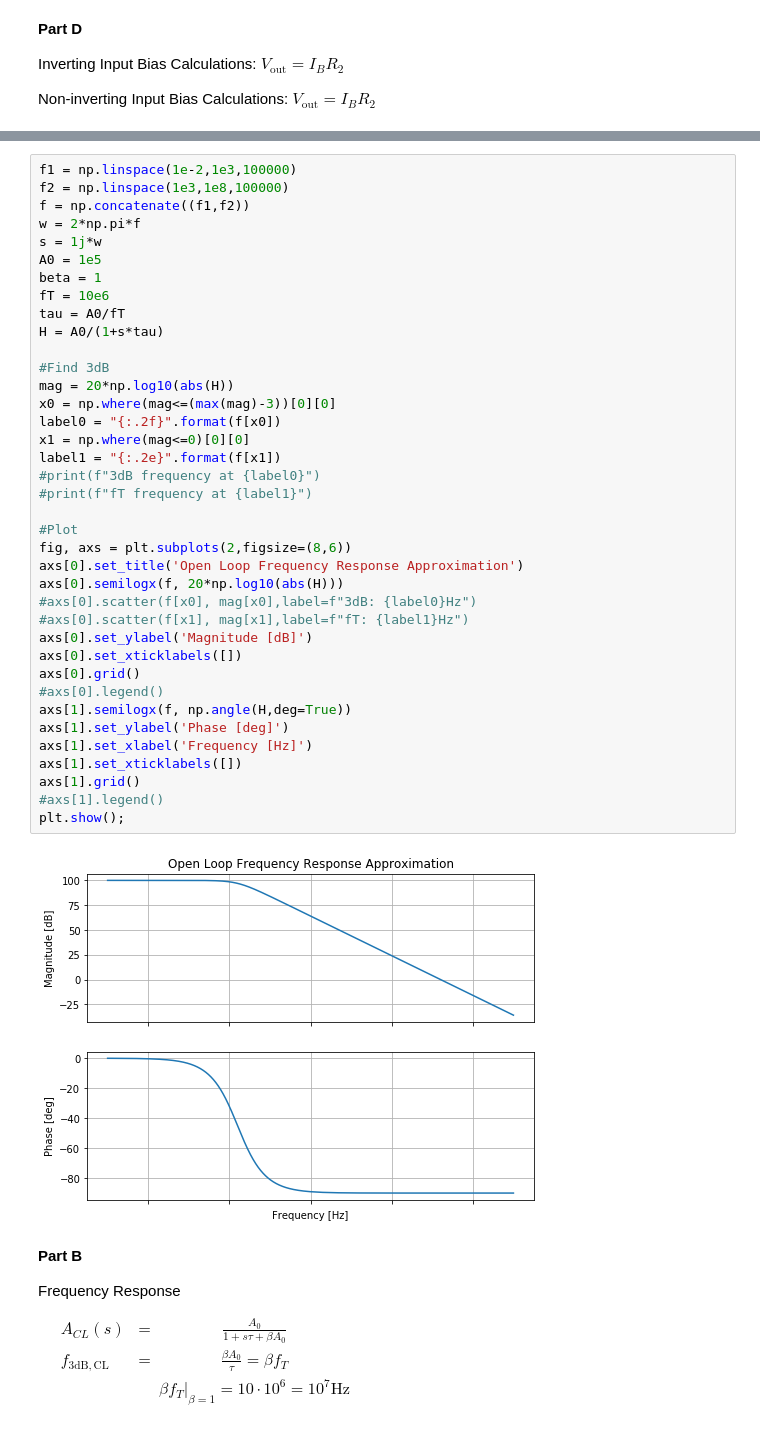
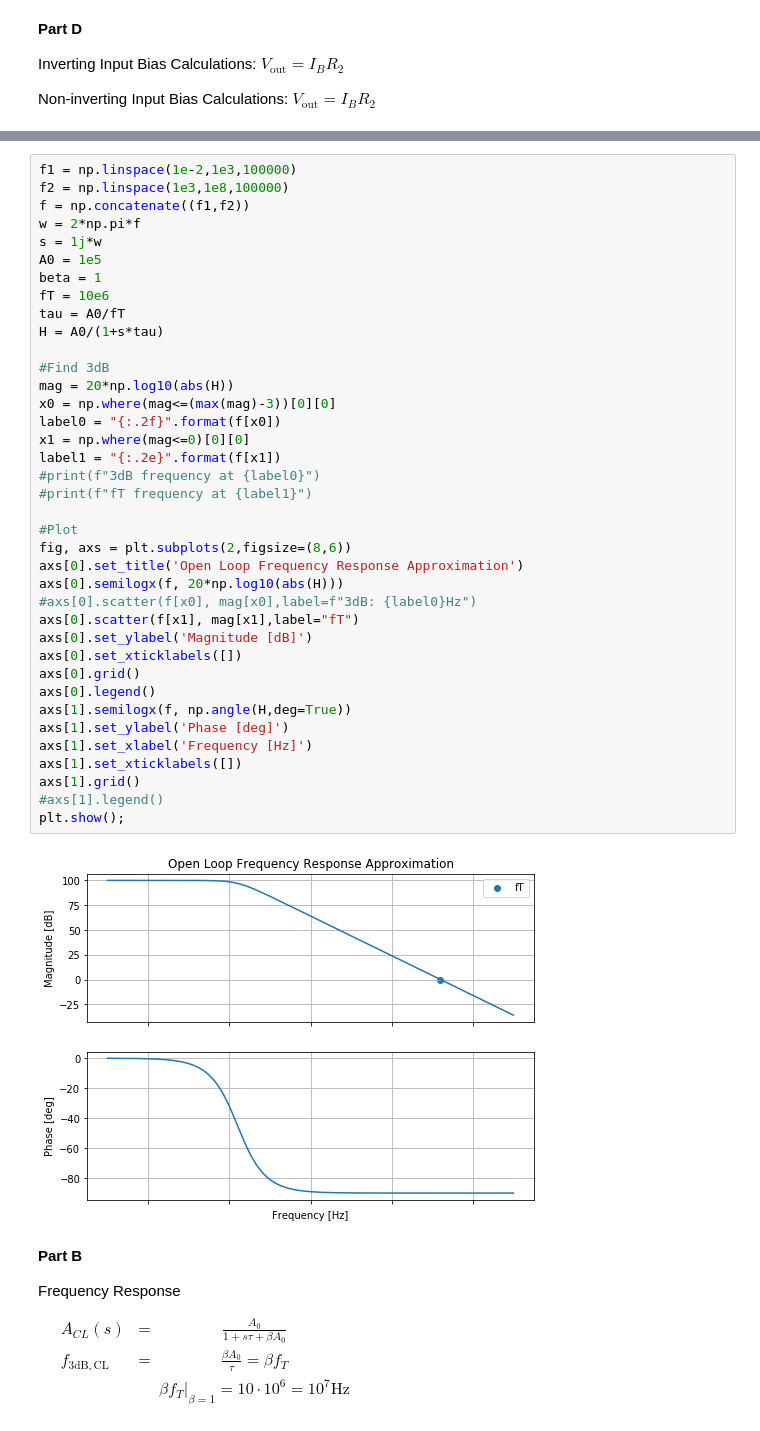
Before and after one commit to kegedy/EE538, a Jupyter notebook: hw/kevin/hw04/HW04.ipynb, the cells around one changed output, grey strips where cells are left out. Drawn from its saved outputs; the diff is of its cells as text.

```diff
--- a/hw/kevin/hw04/HW04.ipynb
+++ b/hw/kevin/hw04/HW04.ipynb
@@ -283,36 +293,36 @@ A0 = 1e5
 beta = 1
 fT = 10e6
 tau = A0/fT
 H = A0/(1+s*tau)
 
 #Find 3dB
 mag = 20*np.log10(abs(H))
 x0 = np.where(mag<=(max(mag)-3))[0][0]
 label0 = "{:.2f}".format(f[x0])
 x1 = np.where(mag<=0)[0][0]
 label1 = "{:.2e}".format(f[x1])
 #print(f"3dB frequency at {label0}")
 #print(f"fT frequency at {label1}")
 
 #Plot
 fig, axs = plt.subplots(2,figsize=(8,6))
 axs[0].set_title('Open Loop Frequency Response Approximation')
 axs[0].semilogx(f, 20*np.log10(abs(H)))
 #axs[0].scatter(f[x0], mag[x0],label=f"3dB: {label0}Hz")
-#axs[0].scatter(f[x1], mag[x1],label=f"fT: {label1}Hz")
+axs[0].scatter(f[x1], mag[x1],label="fT")
 axs[0].set_ylabel('Magnitude [dB]')
 axs[0].set_xticklabels([])
 axs[0].grid()
-#axs[0].legend()
+axs[0].legend()
 axs[1].semilogx(f, np.angle(H,deg=True))
 axs[1].set_ylabel('Phase [deg]')
 axs[1].set_xlabel('Frequency [Hz]')
 axs[1].set_xticklabels([])
 axs[1].grid()
 #axs[1].legend()
 plt.show();
 # %% [output]
-[figure, old version]
+[figure, new version]
 # %% [markdown]
 **Part B**
 
```
Also changed, not shown: parts of 25 cells of this notebook, 10 other files.
